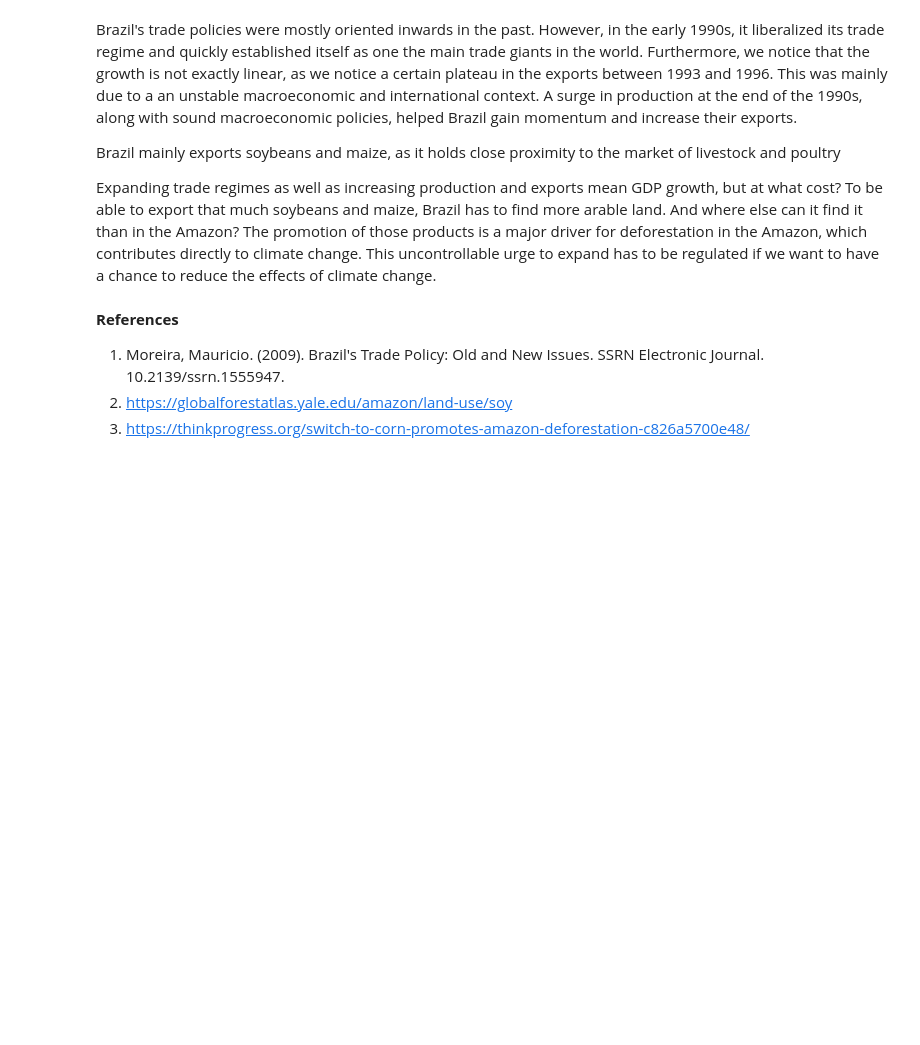
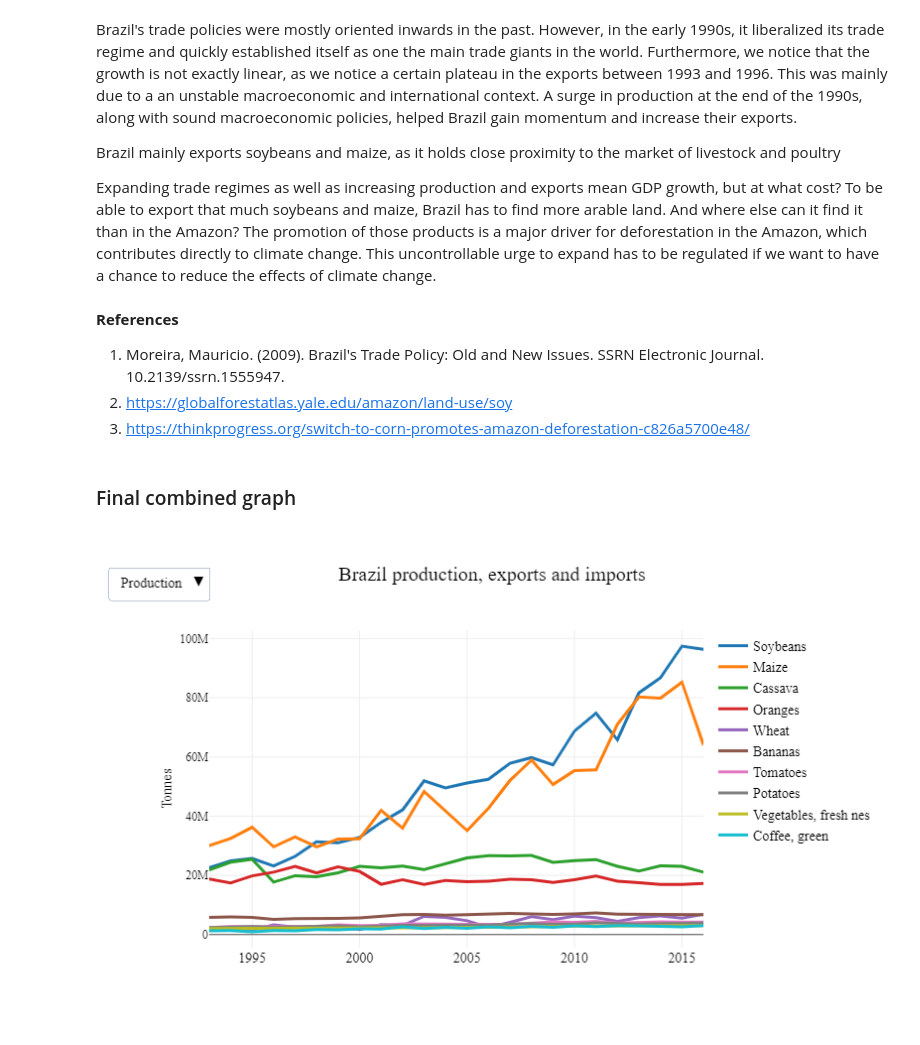
Before and after one commit to n-poulsen/GranADA, a Jupyter notebook: milestone3_brazil.ipynb, the cells around one changed output. Saved outputs shown, nothing was run; the diff lists cells and outputs as text; code cells hidden in the pictures; blank space fills up the shorter version.

Commit message:
New plots

```diff
--- a/milestone3_brazil.ipynb
+++ b/milestone3_brazil.ipynb
@@ -247,3 +247,67 @@ Expanding trade regimes as well as increasing production and exports mean GDP gr
 1. Moreira, Mauricio. (2009). Brazil's Trade Policy: Old and New Issues. SSRN Electronic Journal. 10.2139/ssrn.1555947.
 2. https://globalforestatlas.yale.edu/amazon/land-use/soy
 3. https://thinkprogress.org/switch-to-corn-promotes-amazon-deforestation-c826a5700e48/
+# %% [markdown]
+### Final combined graph
+# %%
+import plotly.graph_objects as go
+years = [str(year) for year in range(1993, 2017)]
+fig = go.Figure()
+items = df_prod_brazil['Item']
+for i in range(0, 10):
+    fig.add_trace(go.Scatter(x=years, y= df_prod_brazil.iloc[i][years], mode='lines', name=items[i], line = dict(width=3)))
+items = df_exports_brazil['Item']
+for i in range(0, 10):
+    fig.add_trace(go.Scatter(x=years, y=df_exports_brazil.iloc[i][years], mode='lines', name=items[i], line = dict(width=3), visible = False))
+items = df_imports_brazil['Item']
+for i in range(0, 10):
+    fig.add_trace(go.Scatter(x=years, y=df_imports_brazil.iloc[i][years], mode='lines', name=items[i], line = dict(width=3), visible = False))
+# %%
+draft_template = go.layout.Template()
+fig.update_layout(
+    updatemenus=[
+        go.layout.Updatemenu(
+            active=0,
+            x=0,
+            y=1.2,
+            buttons=list([
+                dict(label="Production",
+                     method="update",
+                     args=[{"visible": [True, True, True, True, True, True, True, True, True, True,
+                                        False, False, False, False, False, False, False, False, False, False,
+                                       False, False, False, False, False, False, False, False, False, False]}]),
+                dict(label="Exports",
+                     method="update",
+                     args=[{"visible": [False, False, False, False, False, False, False, False, False, False,
+                                       True, True, True, True, True, True, True, True, True, True,
+                                       False, False, False, False, False, False, False, False, False, False]}]),
+                dict(label="Imports",
+                     method="update",
+                     args=[{"visible": [False, False, False, False, False, False, False, False, False, False,
+                                       False, False, False, False, False, False, False, False, False, False,
+                                       True, True, True, True, True, True, True, True, True, True]}]),
+            ]),
+        )
+    ],
+    template=draft_template,
+    yaxis=dict(
+        title='Tonnes',
+        titlefont_size=14,
+        tickfont_size=12,
+    ),
+    xaxis = dict(
+      scaleratio = 1,
+    ),
+    title = 'Brazil production, exports and imports',
+    width=800,
+    height=500,
+    font=dict(
+        family="source-serif-pro",
+        size=14,
+        color = 'rgb(0,0,0)'
+    )
+    #paper_bgcolor='rgba(0,0,0,0)',
+)
+#fig.update_xaxes(tickvals = years)
+# %% [output]
+[figure, added]
```
Also changed, not shown: parts of 4 cells of this notebook.
